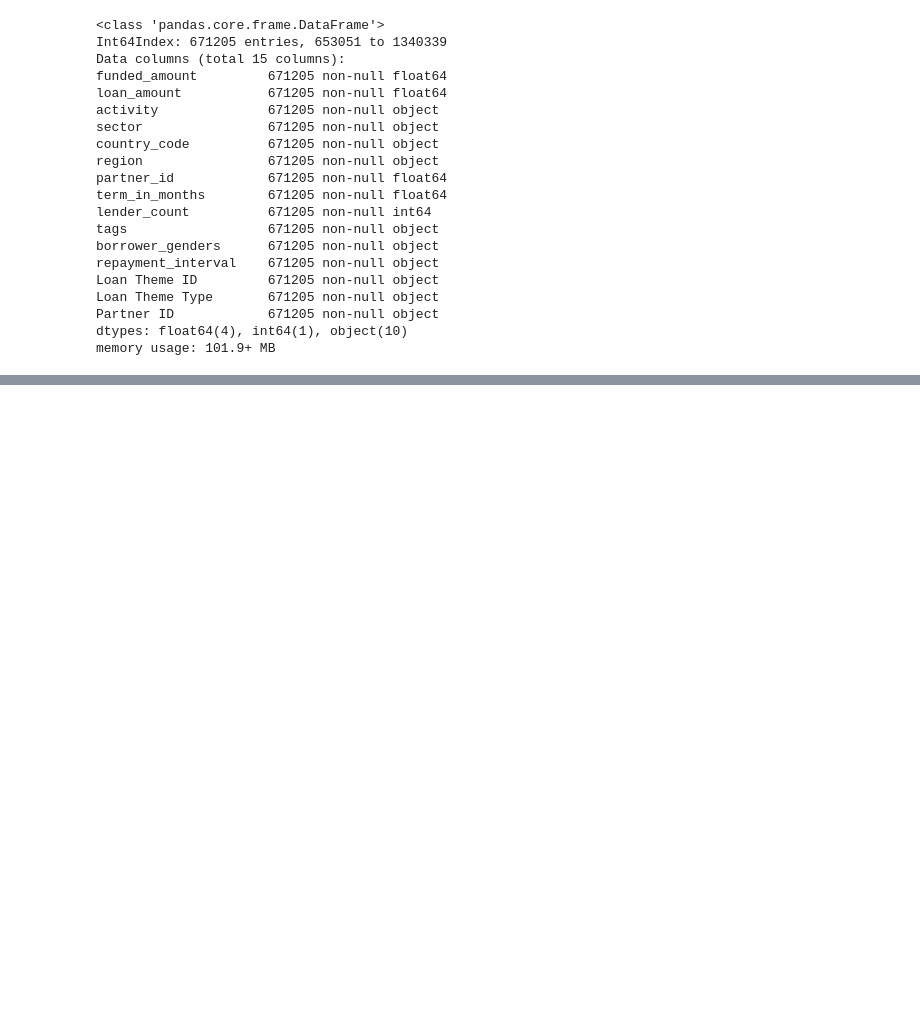
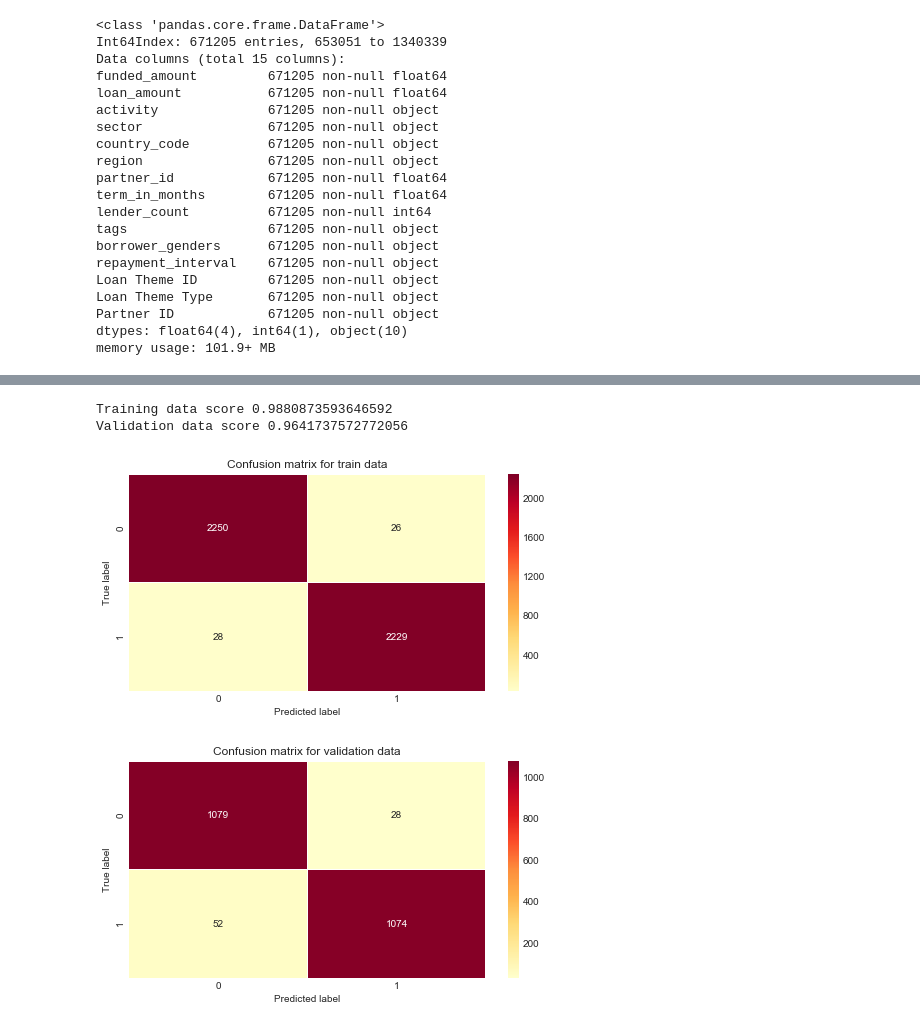
Before and after one commit to shahab-ai/kaggle-kiva.org, a Jupyter notebook: script.ipynb, the cells around one changed output, grey strips where cells are left out. Cells and saved outputs as stored; diff of their text form; code cells hidden in the pictures; blank space fills up the shorter version.

```diff
--- a/script.ipynb
+++ b/script.ipynb
@@ -223,0 +313,8 @@ memory usage: 101.9+ MB
+# %%
+features = ['activity', 'sector', 'country_code',
+       'region', 'partner_id', 'term_in_months', 'lender_count', 'tags',
+       'borrower_genders', 'repayment_interval', 'Loan Theme ID',
+       'Loan Theme Type', 'Partner ID']
+paid_loans = loan_data_df.funded_amount != 0
+# %%
+X = loan_data_df.loc[:,features]
@@ -223,0 +379,2 @@ memory usage: 101.9+ MB
+# %%
+y = loan_data_df.loc[:,'paid']
@@ -223,0 +417,37 @@ memory usage: 101.9+ MB
+# %%
+clf = RandomForestClassifier(n_estimators=1,
+                             random_state=1,
+#                              oob_score=True,
+                             n_jobs=-1
+#                             , class_weight='balanced'
+                            )
+
+X_train, X_test, y_train, y_test = train_test_split(X_downsampled, y_downsampled, test_size=0.33, random_state=42)
+clf.fit(X_train,y_train)
+
+# print (clf.oob_score_)
+
+print ("Training data score", clf.score(X_train, y_train))
+
+y_pred = clf.predict(X_train)
+cfm = confusion_matrix(y_train, y_pred)
+plt.figure()
+sns.heatmap(cfm, annot=True, fmt="d", linewidths=.5, center=cfm.mean(), cmap="YlOrRd");
+plt.title('Confusion matrix for train data')
+plt.ylabel('True label')
+plt.xlabel('Predicted label')
+
+print ("Validation data score", clf.score(X_test, y_test))
+
+y_pred = clf.predict(X_test)
+cfm = confusion_matrix(y_test, y_pred)
+plt.figure()
+sns.heatmap(cfm, annot=True, fmt="d", linewidths=.5, center=cfm.mean(), cmap="YlOrRd");
+plt.title('Confusion matrix for validation data')
+plt.ylabel('True label')
+plt.xlabel('Predicted label');
+# %% [output]
+Training data score 0.9880873593646592
+Validation data score 0.9641737572772056
+[figure, added]
+[figure, added]
```
Also changed, not shown: parts of 36 cells of this notebook.
